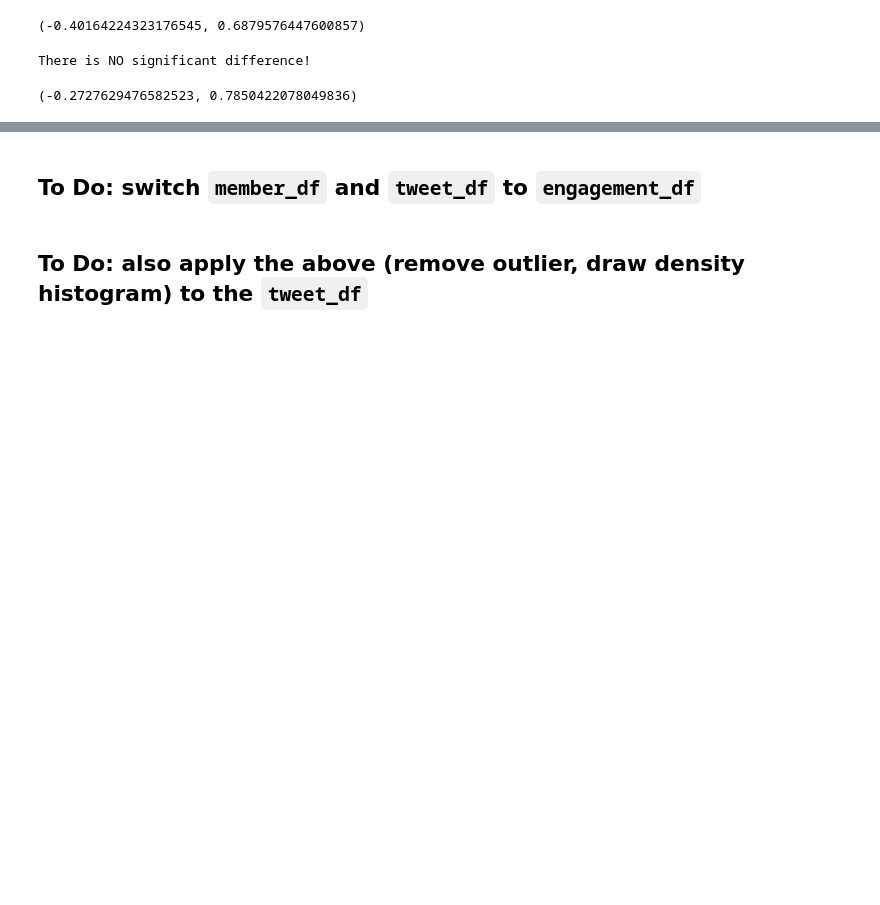
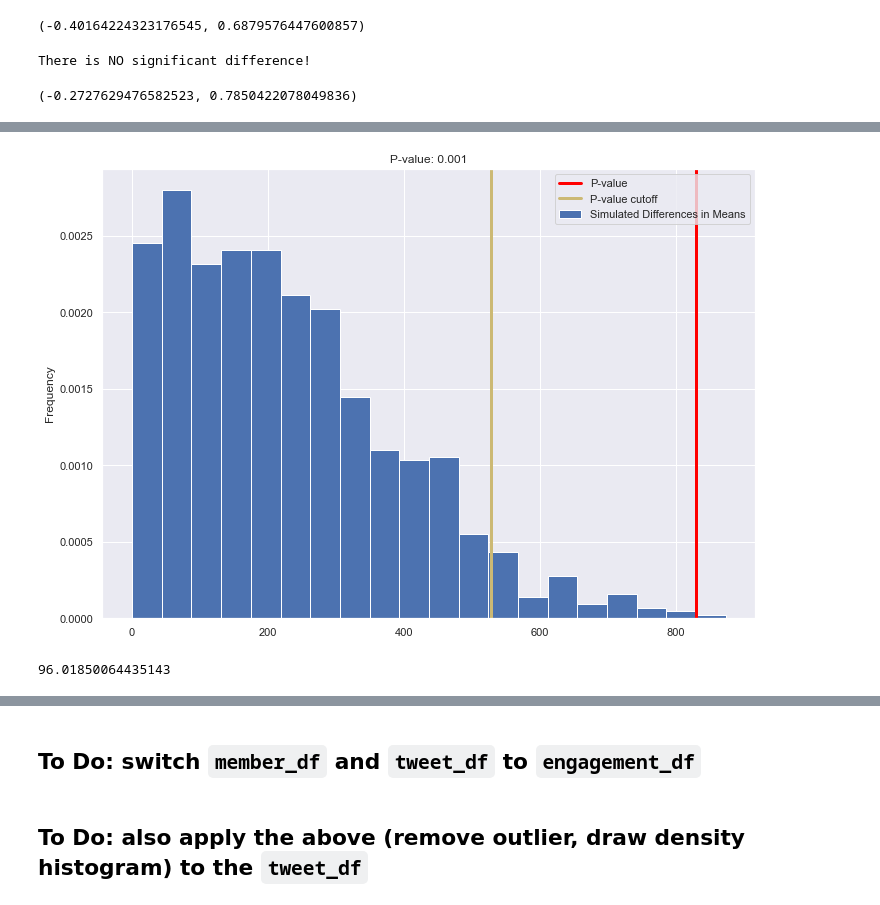
Before and after one commit to Skylar-Shi/MBTI_Data_Analysis_Project, a Jupyter notebook: EDACheckpointGroup_Sp23_RandomName.ipynb, the cells around one changed output, grey strips where cells are left out. Saved outputs shown, nothing was run; the diff lists cells and outputs as text; code cells hidden in the pictures; blank space fills up the shorter version.

```diff
--- a/EDACheckpointGroup_Sp23_RandomName.ipynb
+++ b/EDACheckpointGroup_Sp23_RandomName.ipynb
@@ -1326,0 +1368,31 @@ There is NO significant difference!
+# %%
+is_n = np.array(member_df['energy']=='n')
+user_activeness = member_df['UserActiveness'].values
+n_n = is_n.sum()
+n_s = member_df.shape[0] - n_n
+
+is_n_permutations = np.column_stack([
+    np.random.permutation(is_n)
+    for _ in range(1000)
+]).T
+
+mean_n = (user_activeness * is_n_permutations).sum(axis=1) / n_n
+mean_s = (user_activeness * ~is_n_permutations).sum(axis=1) / n_s
+differences = pd.Series(np.abs(mean_n - mean_s))
+# %%
+pval = (differences >= obs_diff_energy).mean()
+differences.plot(kind='hist', density=True, ec='w', bins=20, title=f'P-value: {pval}', label='Simulated Differences in Means')
+plt.axvline(x=obs_diff_energy, color='red', linewidth=3, label='P-value')
+
+perc = np.percentile(differences, 95) # 5% significance level
+plt.axvline(x=perc, color='y', linewidth=3, label='P-value cutoff')
+
+plt.legend();
+# %% [output]
+[figure, added]
+# %%
+obs_diff_nature = member_df[['nature', 'UserActiveness']].groupby('nature').mean().diff().iloc[-1, 0]
+obs_diff_nature = np.abs(obs_diff_nature)
+obs_diff_nature
+# %% [output]
+96.01850064435143
```
Also changed, not shown: parts of 7 cells of this notebook.
